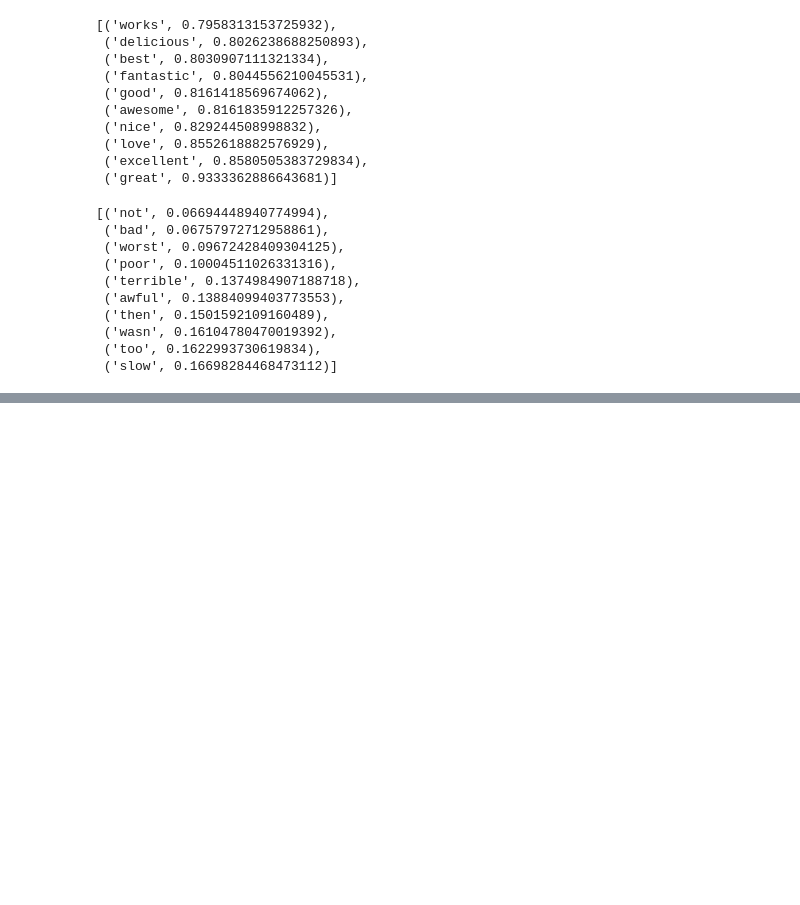
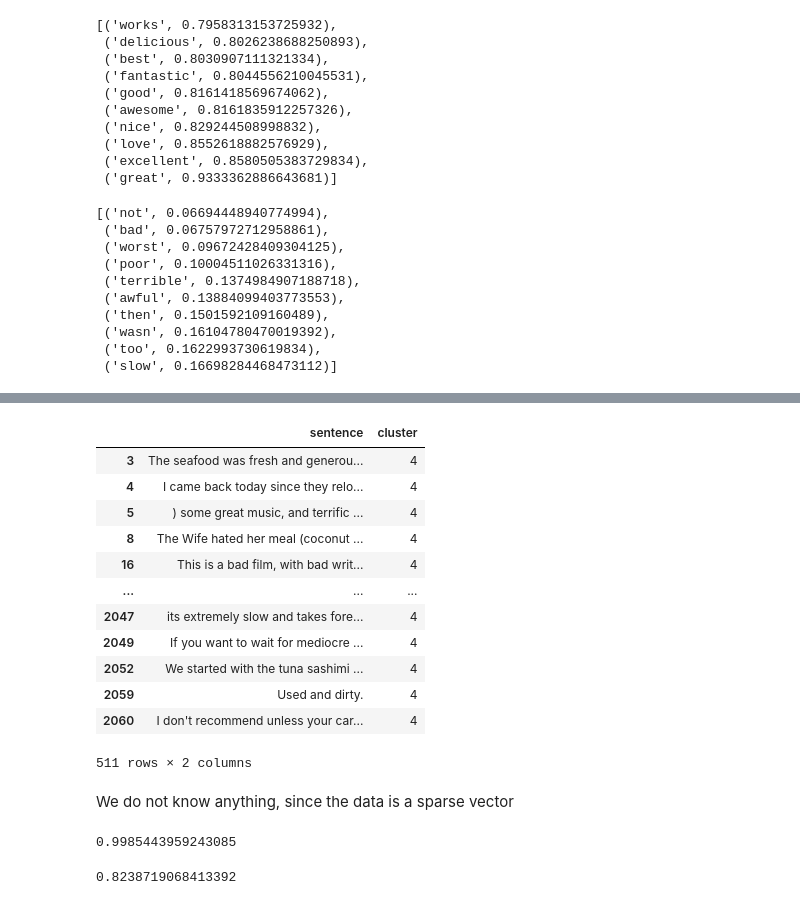
Before and after one commit to ls-samer-abuthaher/laughing-broccoli, a Jupyter notebook: sentiment/Sentiment.ipynb, the cells around one changed output, grey strips where cells are left out. Drawn from its saved outputs; the diff is of its cells as text; code cells hidden in the pictures; blank space fills up the shorter version.

```diff
--- a/sentiment/Sentiment.ipynb
+++ b/sentiment/Sentiment.ipynb
@@ -164,0 +190,31 @@ coefficient_scores[:10]
+# %%
+k_means_pred[k_means_pred["cluster"] == 4]
+# %% [output]
+|  | sentence | cluster |
+| 3 | The seafood was fresh and generou... | 4 |
+| 4 | I came back today since they relo... | 4 |
+| 5 | ) some great music, and terrific ... | 4 |
+| 8 | The Wife hated her meal (coconut ... | 4 |
+| 16 | This is a bad film, with bad writ... | 4 |
+| ... | ... | ... |
+| 2047 | its extremely slow and takes fore... | 4 |
+| 2049 | If you want to wait for mediocre ... | 4 |
+| 2052 | We started with the tuna sashimi ... | 4 |
+| 2059 | Used and dirty. | 4 |
+| 2060 | I don't recommend unless your car... | 4 |
+511 rows × 2 columns
+# %% [markdown]
+We do not know anything, since the data is a sparse vector
+# %%
+from sklearn.neural_network import MLPClassifier
+
+AI = MLPClassifier(hidden_layer_sizes=(3,))
+
+AI.fit(x_train, y_train)
+AI.score(x_train, y_train)
+# %% [output]
+0.9985443959243085
+# %%
+AI.score(x_test, y_test)
+# %% [output]
+0.8238719068413392
```
Also changed, not shown: parts of 11 cells of this notebook.
